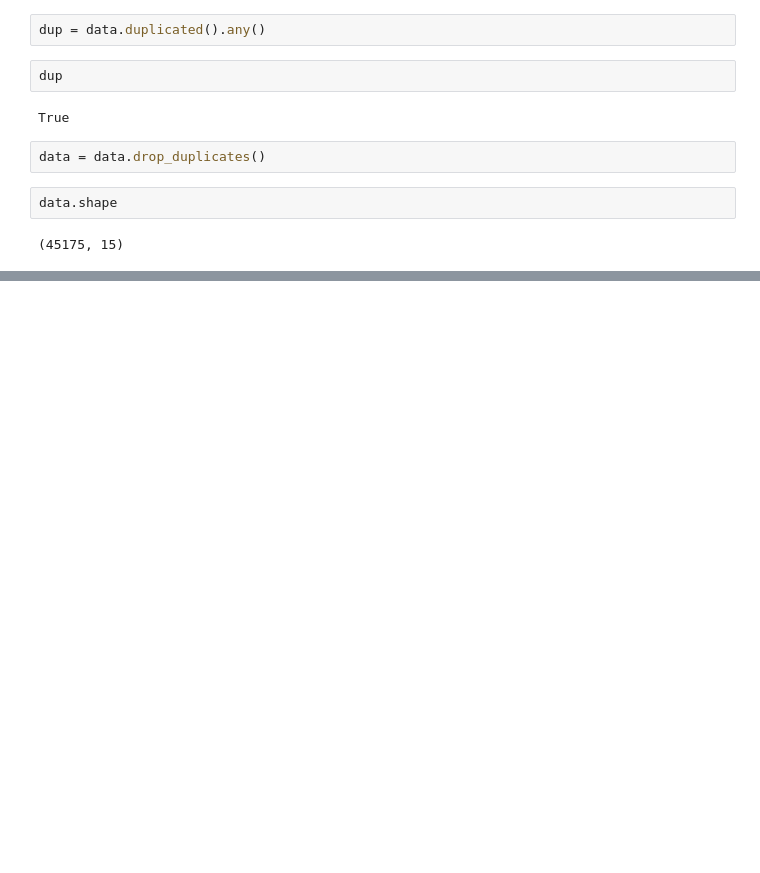
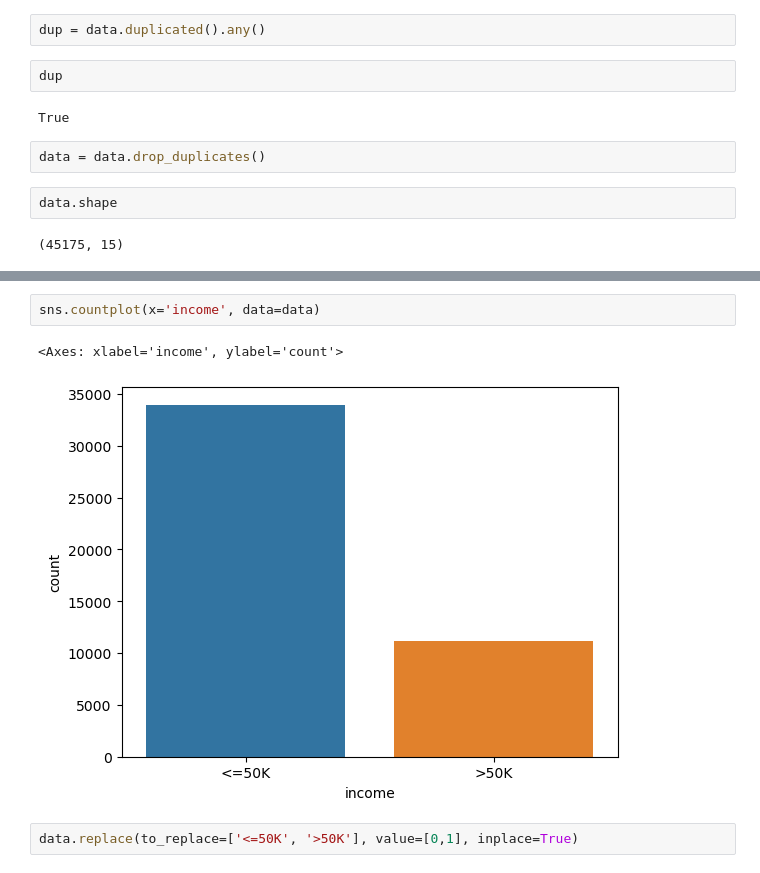
Before and after one commit to Ashish75585/My_Pandas_Project, a Jupyter notebook: Project-3-Adult Income.ipynb, the cells around one changed output, grey strips where cells are left out. Saved outputs shown, nothing was run; the diff lists cells and outputs as text; blank space fills up the shorter version.

```diff
--- a/Project-3-Adult Income.ipynb
+++ b/Project-3-Adult Income.ipynb
@@ -330,0 +479,7 @@ data.shape
+# %%
+sns.countplot(x='income', data=data)
+# %% [output]
+<Axes: xlabel='income', ylabel='count'>
+[figure, added]
+# %%
+data.replace(to_replace=['<=50K', '>50K'], value=[0,1], inplace=True)
```
Also changed, not shown: parts of 41 cells of this notebook, 7 other files.
